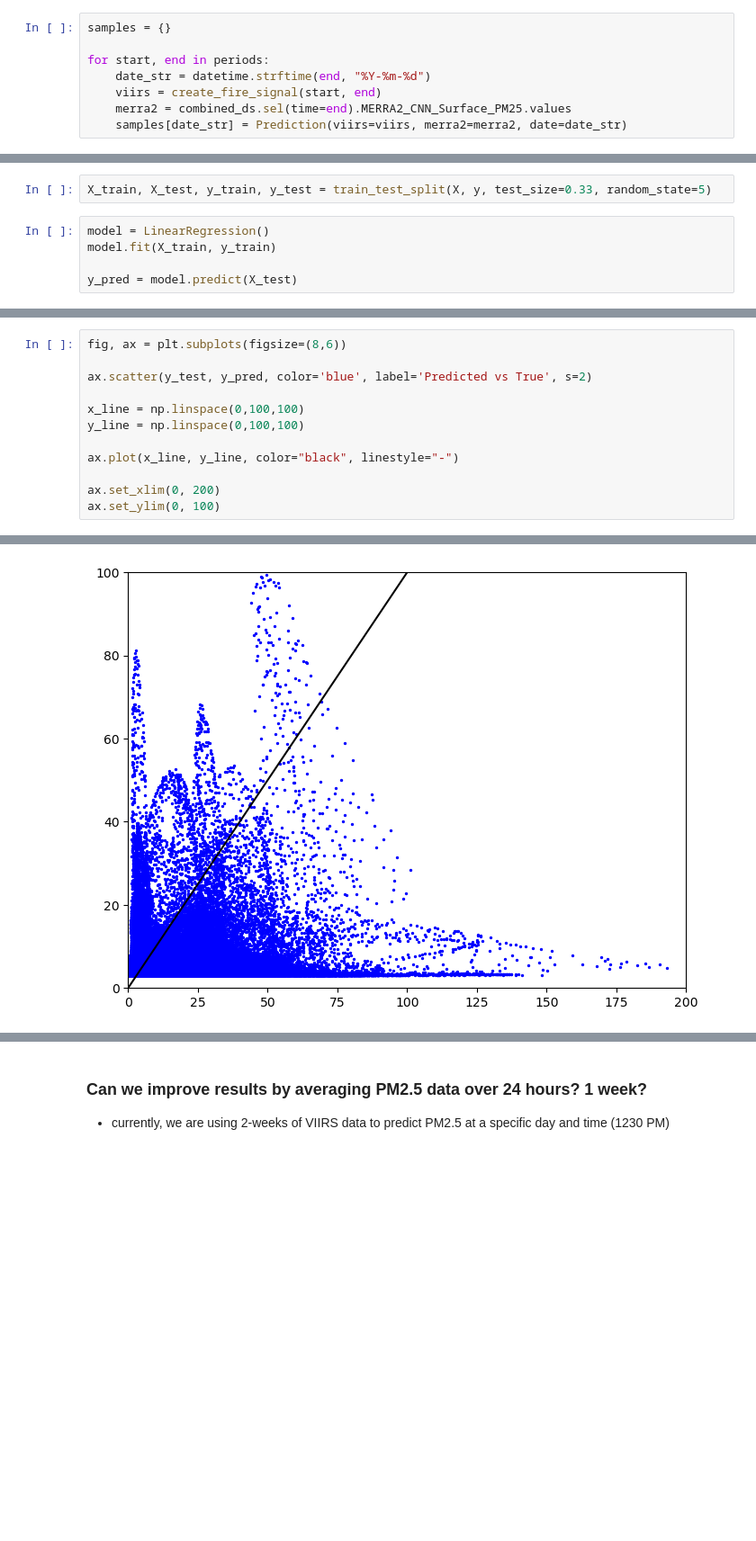
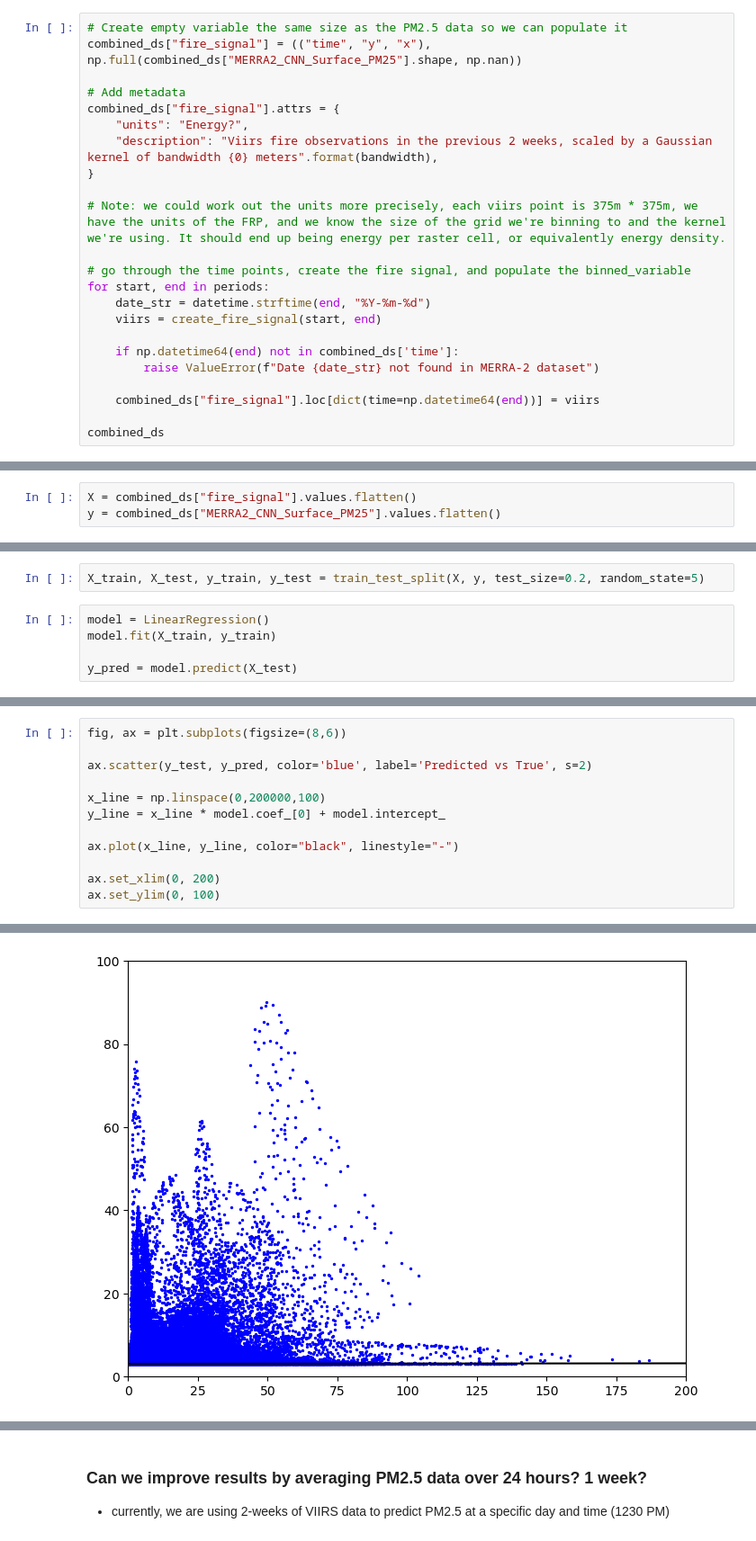
Before and after one commit to vcaristo/merra2_linReg, a Jupyter notebook: Iteration2.ipynb, the cells around one changed output, grey strips where cells are left out. Shown at 90% size. Saved outputs shown, nothing was run; the diff lists cells and outputs as text; blank space fills up the shorter version.

Commit message:
Viirs signal in xarray and hist plots for regression

```diff
--- a/Iteration2.ipynb
+++ b/Iteration2.ipynb
@@ -296,11 +300,26 @@ heatmap = create_fire_signal(periods[0][0], periods[0][1])
 from collections import namedtuple
 
 Prediction = namedtuple("Prediction", "viirs merra2 date")
-# %%
-samples = {}
-
-for start, end in periods:
-    date_str = datetime.strftime(end, "%Y-%m-%d")
-    viirs = create_fire_signal(start, end)
-    merra2 = combined_ds.sel(time=end).MERRA2_CNN_Surface_PM25.values
-    samples[date_str] = Prediction(viirs=viirs, merra2=merra2, date=date_str)
+# %%
+# Create empty variable the same size as the PM2.5 data so we can populate it
+combined_ds["fire_signal"] = (("time", "y", "x"), np.full(combined_ds["MERRA2_CNN_Surface_PM25"].shape, np.nan))
+
+# Add metadata
+combined_ds["fire_signal"].attrs = {
+    "units": "Energy?",
+    "description": "Viirs fire observations in the previous 2 weeks, scaled by a Gaussian kernel of bandwidth {0} meters".format(bandwidth),
+}
+
+# Note: we could work out the units more precisely, each viirs point is 375m * 375m, we have the units of the FRP, and we know the size of the grid we're binning to and the kernel we're using. It should end up being energy per raster cell, or equivalently energy density.
+
+# go through the time points, create the fire signal, and populate the binned_variable
+for start, end in periods:
+    date_str = datetime.strftime(end, "%Y-%m-%d")
+    viirs = create_fire_signal(start, end)
+
+    if np.datetime64(end) not in combined_ds['time']:
+        raise ValueError(f"Date {date_str} not found in MERRA-2 dataset")
+
+    combined_ds["fire_signal"].loc[dict(time=np.datetime64(end))] = viirs
+
+combined_ds
@@ -312,3 +346,6 @@ y = np.concatenate([samples[sample].merra2.flatten() for sample in samples])
+# %%
+X = combined_ds["fire_signal"].values.flatten()
+y = combined_ds["MERRA2_CNN_Surface_PM25"].values.flatten()
 # %%
 print(X.shape)
 print(y.shape)
@@ -325,7 +362,7 @@ from sklearn.model_selection import train_test_split
 from sklearn.linear_model import LinearRegression
 from sklearn.metrics import mean_squared_error, r2_score
 # %%
-X_train, X_test, y_train, y_test = train_test_split(X, y, test_size=0.33, random_state=5)
+X_train, X_test, y_train, y_test = train_test_split(X, y, test_size=0.2, random_state=5)
 # %%
 model = LinearRegression()
 model.fit(X_train, y_train)
@@ -343,15 +384,15 @@ R² Score: 0.08695549361120858
 # %%
 fig, ax = plt.subplots(figsize=(8,6))
 
 ax.scatter(y_test, y_pred, color='blue', label='Predicted vs True', s=2)
 
-x_line = np.linspace(0,100,100)
-y_line = np.linspace(0,100,100)
+x_line = np.linspace(0,200000,100)
+y_line = x_line * model.coef_[0] + model.intercept_
 
 ax.plot(x_line, y_line, color="black", linestyle="-")
 
 ax.set_xlim(0, 200)
 ax.set_ylim(0, 100)
 # %% [output]
 (0.0, 100.0)
-[figure, old version]
+[figure, new version]
```
Also changed, not shown: parts of 14 cells of this notebook.
